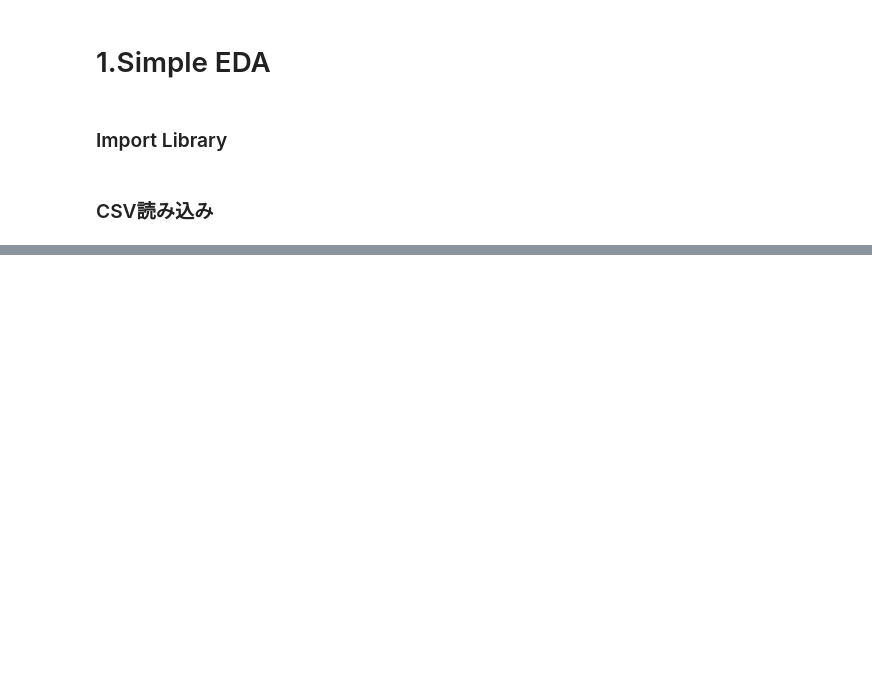
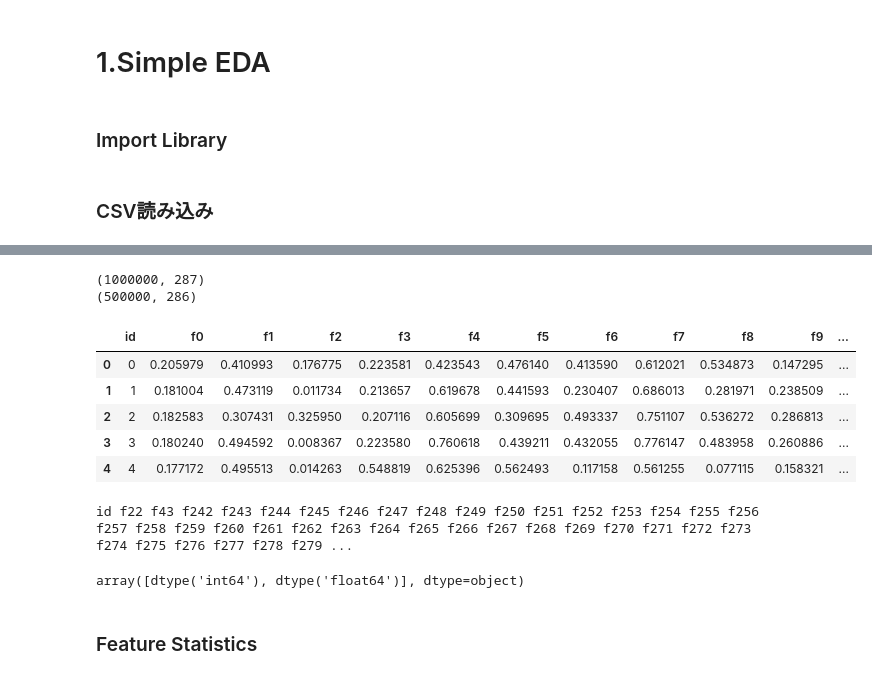
Before and after one commit to Naoki0424/TPS_202110, a Jupyter notebook: TPS_202110.ipynb, the cells around one changed output, grey strips where cells are left out. Cells and saved outputs as stored; diff of their text form; code cells hidden in the pictures; blank space fills up the shorter version.

```diff
--- a/TPS_202110.ipynb
+++ b/TPS_202110.ipynb
@@ -30,3 +30,31 @@ Mounted at /content/drive
 # %%
 test= pd.read_csv('drive/My Drive/Colab Notebooks/TPS_202110/data/test.csv')
 train= pd.read_csv('drive/My Drive/Colab Notebooks/TPS_202110/data/train.csv')
+# %%
+# データを確認
+print(train.shape)
+print(test.shape)
+
+train.head()
+# %% [output]
+(1000000, 287)
+(500000, 286)
+|  | id | f0 | f1 | f2 | f3 | f4 | f5 | f6 | f7 | f8 | f9 | ... |
+| 0 | 0 | 0.205979 | 0.410993 | 0.176775 | 0.223581 | 0.423543 | 0.476140 | 0.413590 | 0.612021 | 0.534873 | 0.147295 | ... |
+| 1 | 1 | 0.181004 | 0.473119 | 0.011734 | 0.213657 | 0.619678 | 0.441593 | 0.230407 | 0.686013 | 0.281971 | 0.238509 | ... |
+| 2 | 2 | 0.182583 | 0.307431 | 0.325950 | 0.207116 | 0.605699 | 0.309695 | 0.493337 | 0.751107 | 0.536272 | 0.286813 | ... |
+| 3 | 3 | 0.180240 | 0.494592 | 0.008367 | 0.223580 | 0.760618 | 0.439211 | 0.432055 | 0.776147 | 0.483958 | 0.260886 | ... |
+| 4 | 4 | 0.177172 | 0.495513 | 0.014263 | 0.548819 | 0.625396 | 0.562493 | 0.117158 | 0.561255 | 0.077115 | 0.158321 | ... |
+# %%
+# データ型が数字の列名を取得
+for col in train.columns:
+    if 'int' in str(train[col].dtype):
+        print(col, end=' ')
+# %% [output]
+id f22 f43 f242 f243 f244 f245 f246 f247 f248 f249 f250 f251 f252 f253 f254 f255 f256 f257 f258 f259 f260 f261 f262 f263 f264 f265 f266 f267 f268 f269 f270 f271 f272 f273 f274 f275 f276 f277 f278 f279 ...
+# %%
+np.unique(train.dtypes)
+# %% [output]
+array([dtype('int64'), dtype('float64')], dtype=object)
+# %% [markdown]
+### Feature Statistics
```
Also changed, not shown: parts of 3 cells of this notebook.
